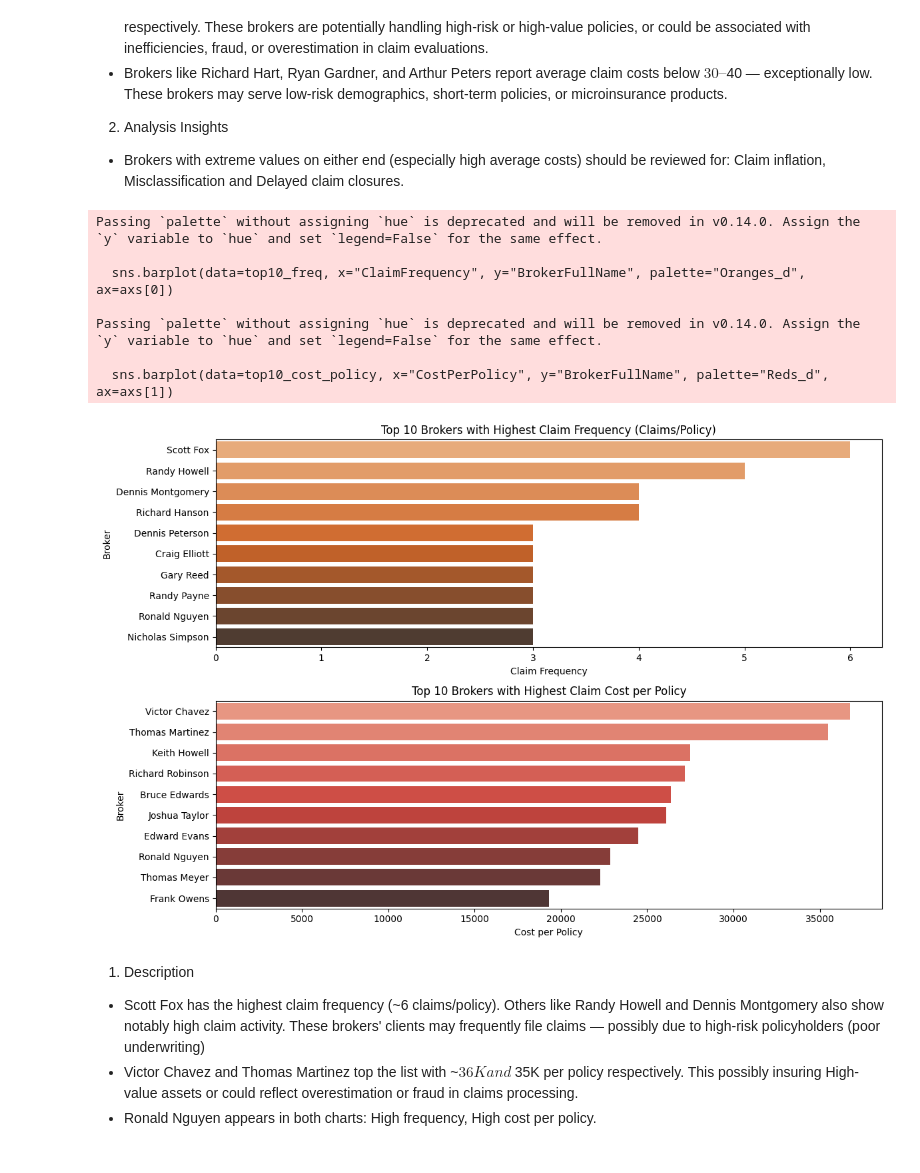
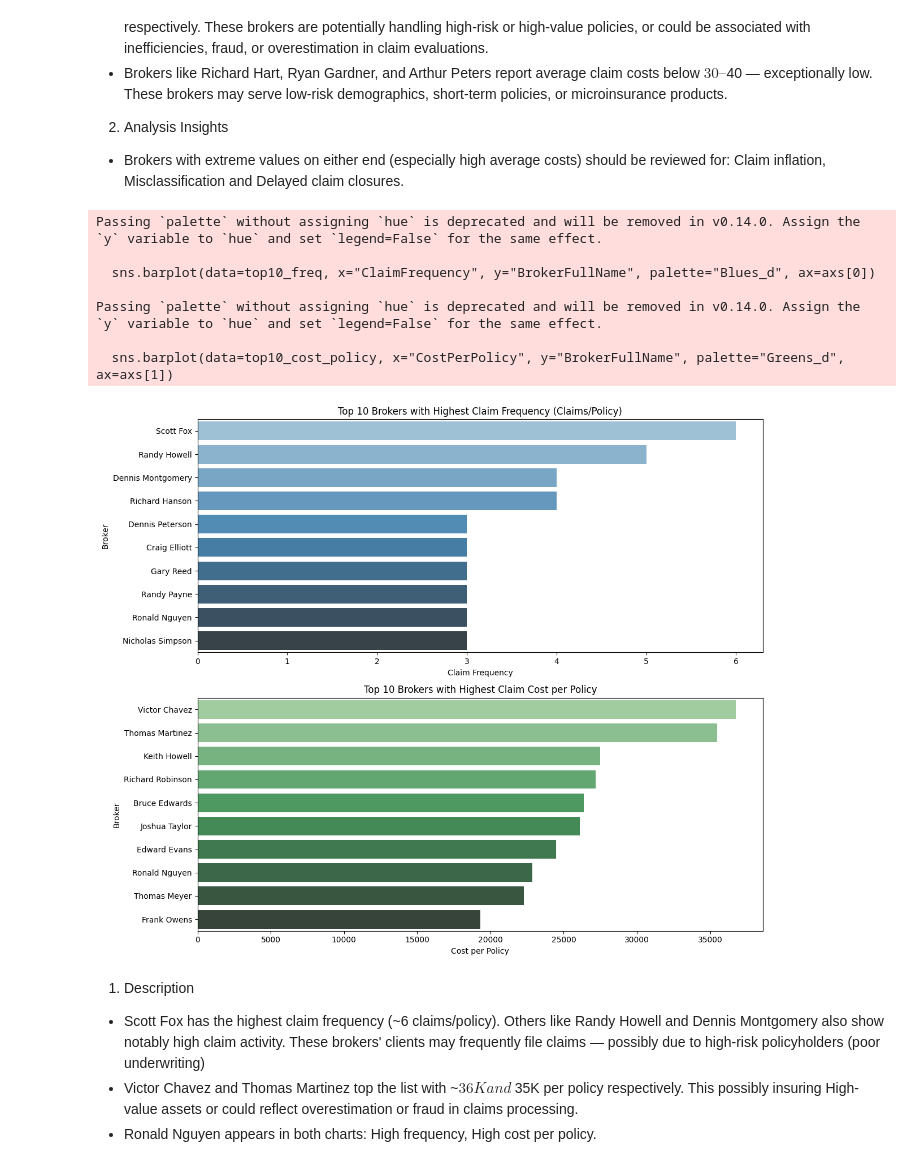
Before and after one commit to 1aXon9An/Big-Data-Group-3, a Jupyter notebook: Part_5.ipynb, the cells around one changed output. Saved outputs shown, nothing was run; the diff lists cells and outputs as text; code cells hidden in the pictures.

```diff
--- a/Part_5.ipynb
+++ b/Part_5.ipynb
@@ -31,9 +31,9 @@ import seaborn as sns
 %matplotlib inline
 
 # Read the CSV files
-brokers = pd.read_csv("c:\\Code\\HELLOWORLD\\Python\\Bigdata\\Group_project\\Brokers.csv")
-policies = pd.read_csv("c:\\Code\\HELLOWORLD\\Python\\Bigdata\\Group_project\\Policies.csv")
-claims = pd.read_csv("c:\\Code\\HELLOWORLD\\Python\\Bigdata\\Group_project\\Claims_Announce.csv")
+brokers = pd.read_excel("Cleaned_Insurance_Claims_Data.xlsx", sheet_name="Brokers")
+policies = pd.read_excel("Cleaned_Insurance_Claims_Data.xlsx", sheet_name="Policies")
+claims = pd.read_excel("Cleaned_Insurance_Claims_Data.xlsx", sheet_name="Claims Announcements")
 
 # Convert date columns
 claims['AnnouncementDate'] = pd.to_datetime(claims['AnnouncementDate'])
@@ -495,39 +495,39 @@ top10_freq = freq_df.sort_values("ClaimFrequency", ascending=False).head(10)
 
 # Top 10 Brokers with Highest Cost of Claims Relative to Number of Policies
 total_cost_by_broker = claims_brokers.groupby('BrokerID')['LastForecastAmount'].sum().reset_index(name='TotalClaimCost')
 cost_policy_df = pd.merge(total_cost_by_broker, policy_counts, on='BrokerID', how='inner')
 cost_policy_df['CostPerPolicy'] = cost_policy_df['TotalClaimCost'] / cost_policy_df['PolicyCount']
 cost_policy_df = pd.merge(cost_policy_df, brokers[['BrokerID','BrokerFullName']], on='BrokerID', how='left')
 top10_cost_policy = cost_policy_df.sort_values("CostPerPolicy", ascending=False).head(10)
 
 # Create a figure with two subplots
-fig, axs = plt.subplots(2, 1, figsize=(12, 8))
+fig, axs = plt.subplots(2, 1, figsize=(12, 10))
 
 # Top 10 Brokers with Highest Frequency of Claims Relative to Number of Policies
-sns.barplot(data=top10_freq, x="ClaimFrequency", y="BrokerFullName", palette="Oranges_d", ax=axs[0])
+sns.barplot(data=top10_freq, x="ClaimFrequency", y="BrokerFullName", palette="Blues_d", ax=axs[0])
 axs[0].set_title("Top 10 Brokers with Highest Claim Frequency (Claims/Policy)")
 axs[0].set_xlabel("Claim Frequency")
 axs[0].set_ylabel("Broker")
 
 # Top 10 Brokers with Highest Cost of Claims Relative to Number of Policies
-sns.barplot(data=top10_cost_policy, x="CostPerPolicy", y="BrokerFullName", palette="Reds_d", ax=axs[1])
+sns.barplot(data=top10_cost_policy, x="CostPerPolicy", y="BrokerFullName", palette="Greens_d", ax=axs[1])
 axs[1].set_title("Top 10 Brokers with Highest Claim Cost per Policy")
 axs[1].set_xlabel("Cost per Policy")
 axs[1].set_ylabel("Broker")
 
 # Layout so plots do not overlap
 fig.tight_layout()
 
 plt.show()
 # %% [output]
 Passing `palette` without assigning `hue` is deprecated and will be removed in v0.14.0. Assign the `y` variable to `hue` and set `legend=False` for the same effect.
 
-  sns.barplot(data=top10_freq, x="ClaimFrequency", y="BrokerFullName", palette="Oranges_d", ax=axs[0])
+  sns.barplot(data=top10_freq, x="ClaimFrequency", y="BrokerFullName", palette="Blues_d", ax=axs[0])
 
 Passing `palette` without assigning `hue` is deprecated and will be removed in v0.14.0. Assign the `y` variable to `hue` and set `legend=False` for the same effect.
 
-  sns.barplot(data=top10_cost_policy, x="CostPerPolicy", y="BrokerFullName", palette="Reds_d", ax=axs[1])
+  sns.barplot(data=top10_cost_policy, x="CostPerPolicy", y="BrokerFullName", palette="Greens_d", ax=axs[1])
-[figure, old version]
+[figure, new version]
 # %% [markdown]
 1. Description
 - Scott Fox has the highest claim frequency (~6 claims/policy). Others like Randy Howell and Dennis Montgomery also show notably high claim activity. These brokers' clients may frequently file claims — possibly due to high-risk policyholders (poor underwriting)
```
Also changed, not shown: parts of 5 cells of this notebook.
